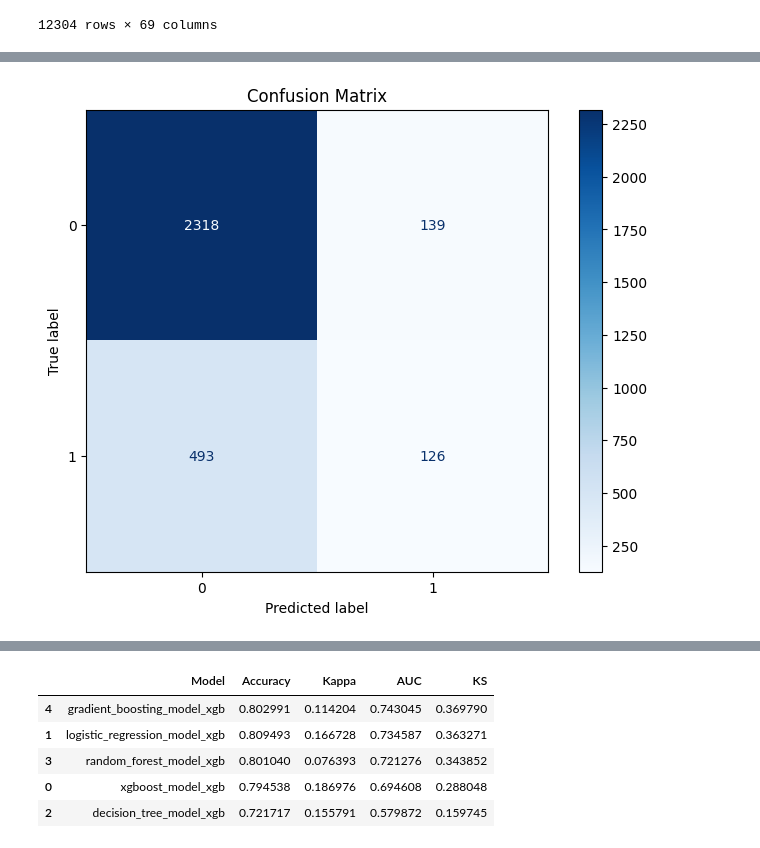
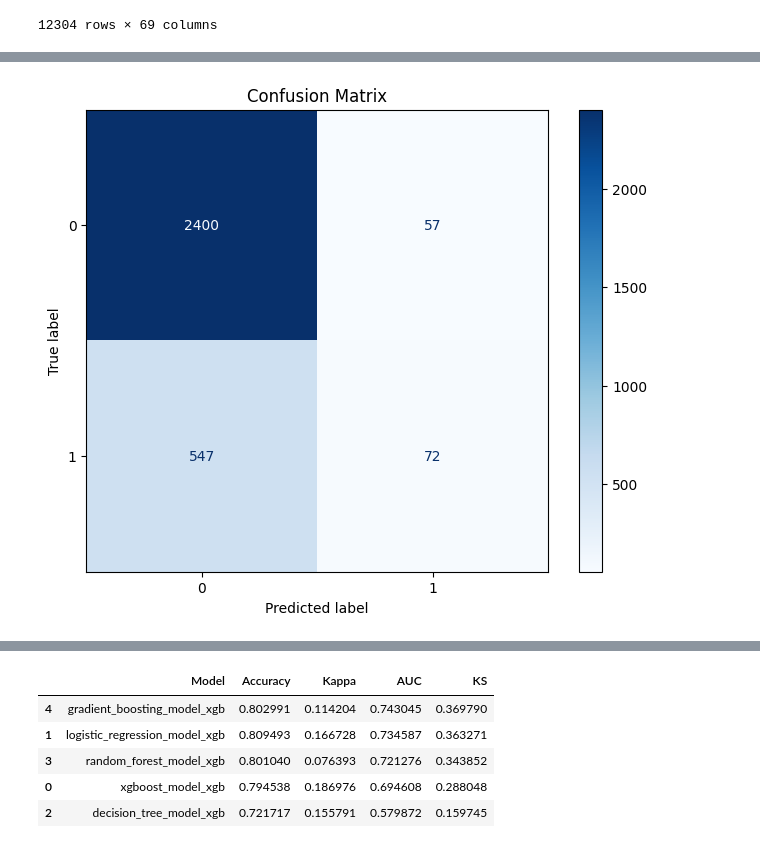
Before and after one commit to hoobys/Reproducible-Research-uni-project, a Jupyter notebook: report.ipynb, the cells around one changed output, grey strips where cells are left out. Saved outputs shown, nothing was run; the diff lists cells and outputs as text; code cells hidden in the pictures.

```diff
--- a/report.ipynb
+++ b/report.ipynb
@@ -289,8 +595,8 @@ plt.show()
 # %%
-load_model_and_generate_confusion_matrix("./models/xgboost_model_xgb.pkl", X_test_xgb, y_test_xgb)
+load_model_and_generate_confusion_matrix("./models/GradientBoostingClassifier_model_xgb_cv.pkl", X_test_xgb, y_test_xgb)
 plt.show()
 # %% [output]
-[figure, old version]
+[figure, new version]
 # %%
 from rr_project.metric import load_models_and_generate_tables
 
```
Also changed, not shown: parts of 12 cells of this notebook, 11 other files.
